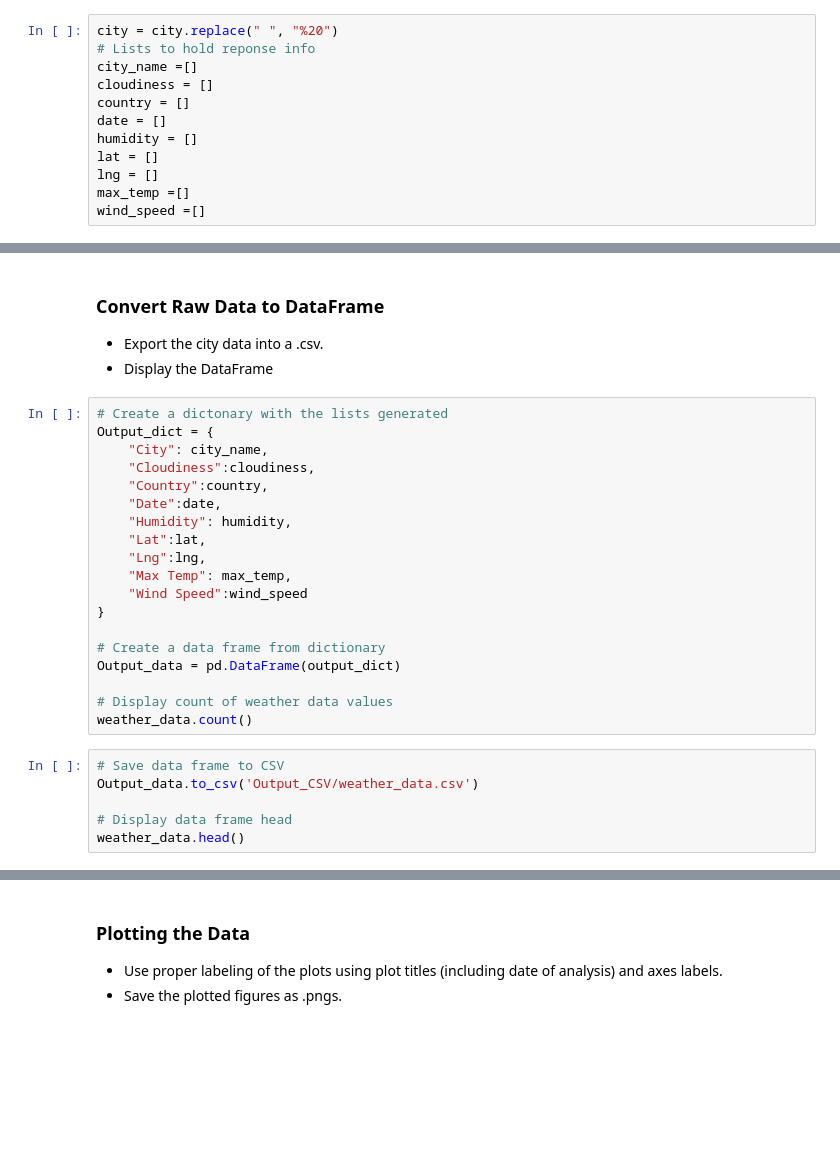
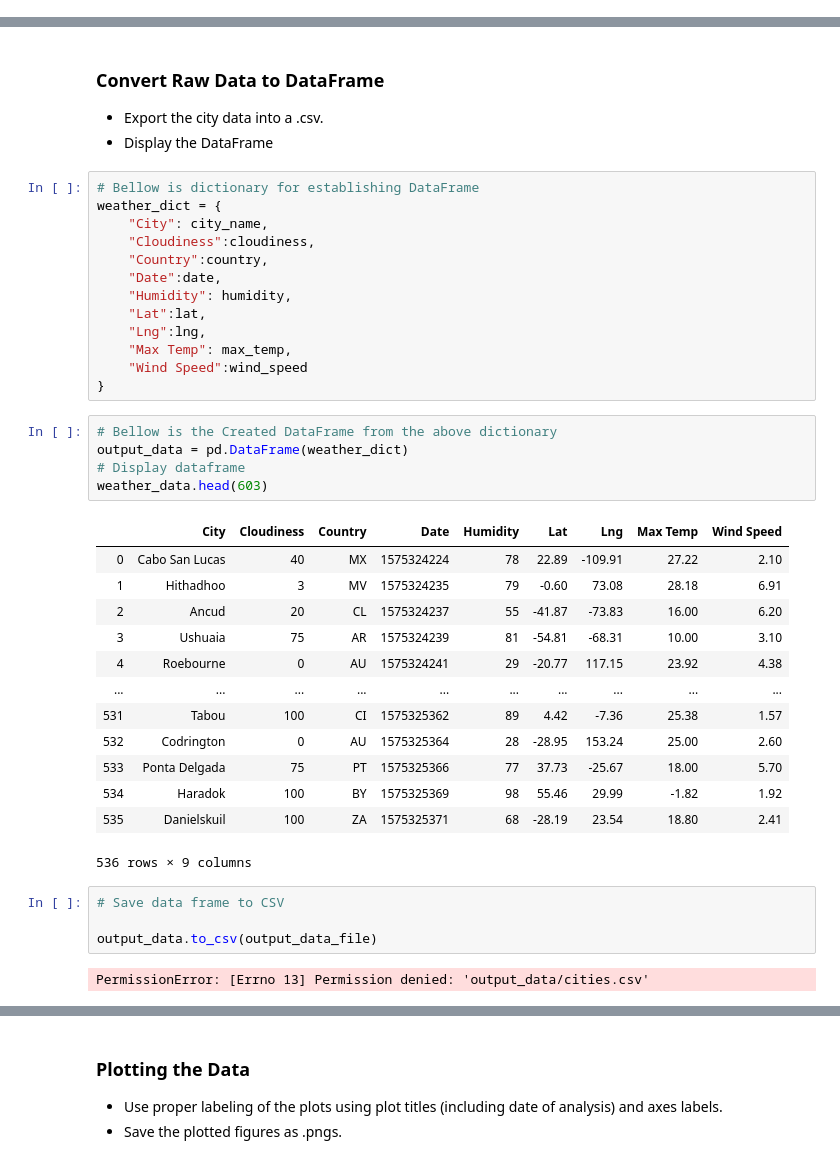
Before and after one commit to Godday-Abuede/PythonAPIHomework, a Jupyter notebook: python-api-challenge/WeatherPy/WeatherPy.ipynb, the cells around one changed output, grey strips where cells are left out. Cells and saved outputs as stored; diff of their text form; blank space fills up the shorter version.

```diff
--- a/python-api-challenge/WeatherPy/WeatherPy.ipynb
+++ b/python-api-challenge/WeatherPy/WeatherPy.ipynb
@@ -69,13 +57 @@ query_url = f"{url}appid={api_key}&units={units}&q="
-# %%
-city = city.replace(" ", "%20")
-# Lists to hold reponse info
-city_name =[]
-cloudiness = []
-country = []
-date = []
-humidity = []
-lat = []
-lng = []
-max_temp =[]
-wind_speed =[]
 # %%
@@ -114,8 +138,8 @@ KeyError: 'clouds'
 * Export the city data into a .csv.
 * Display the DataFrame
 # %%
-# Create a dictonary with the lists generated
-Output_dict = {
+# Bellow is dictionary for establishing DataFrame
+weather_dict = {
     "City": city_name,
     "Cloudiness":cloudiness,
     "Country":country,
@@ -126,15 +150,28 @@ Output_dict = {
     "Max Temp": max_temp,
     "Wind Speed":wind_speed
 }
-
-# Create a data frame from dictionary
-Output_data = pd.DataFrame(output_dict)
-
-# Display count of weather data values
-weather_data.count()
+# %%
+# Bellow is the Created DataFrame from the above dictionary
+output_data = pd.DataFrame(weather_dict)
+# Display dataframe
+weather_data.head(603)
+# %% [output]
+|  | City | Cloudiness | Country | Date | Humidity | Lat | Lng | Max Temp | Wind Speed |
+| 0 | Cabo San Lucas | 40 | MX | 1575324224 | 78 | 22.89 | -109.91 | 27.22 | 2.10 |
+| 1 | Hithadhoo | 3 | MV | 1575324235 | 79 | -0.60 | 73.08 | 28.18 | 6.91 |
+| 2 | Ancud | 20 | CL | 1575324237 | 55 | -41.87 | -73.83 | 16.00 | 6.20 |
+| 3 | Ushuaia | 75 | AR | 1575324239 | 81 | -54.81 | -68.31 | 10.00 | 3.10 |
+| 4 | Roebourne | 0 | AU | 1575324241 | 29 | -20.77 | 117.15 | 23.92 | 4.38 |
+| ... | ... | ... | ... | ... | ... | ... | ... | ... | ... |
+| 531 | Tabou | 100 | CI | 1575325362 | 89 | 4.42 | -7.36 | 25.38 | 1.57 |
+| 532 | Codrington | 0 | AU | 1575325364 | 28 | -28.95 | 153.24 | 25.00 | 2.60 |
+| 533 | Ponta Delgada | 75 | PT | 1575325366 | 77 | 37.73 | -25.67 | 18.00 | 5.70 |
+| 534 | Haradok | 100 | BY | 1575325369 | 98 | 55.46 | 29.99 | -1.82 | 1.92 |
+| 535 | Danielskuil | 100 | ZA | 1575325371 | 68 | -28.19 | 23.54 | 18.80 | 2.41 |
+536 rows × 9 columns
 # %%
 # Save data frame to CSV
-Output_data.to_csv('Output_CSV/weather_data.csv')
 
-# Display data frame head
-weather_data.head()
+output_data.to_csv(output_data_file)
+# %% [output]
+PermissionError: [Errno 13] Permission denied: 'output_data/cities.csv'
```
Also changed, not shown: parts of 11 cells of this notebook.
